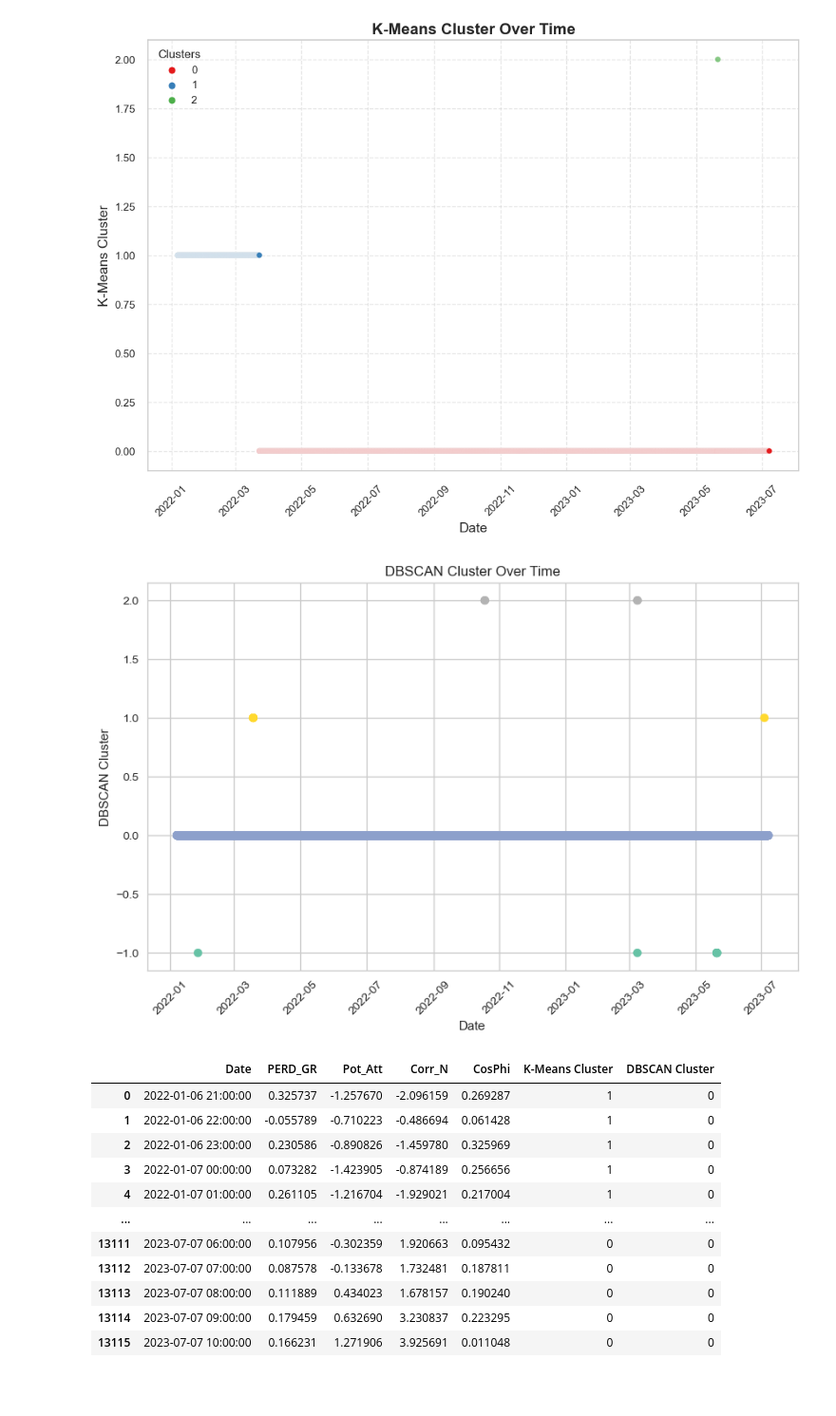
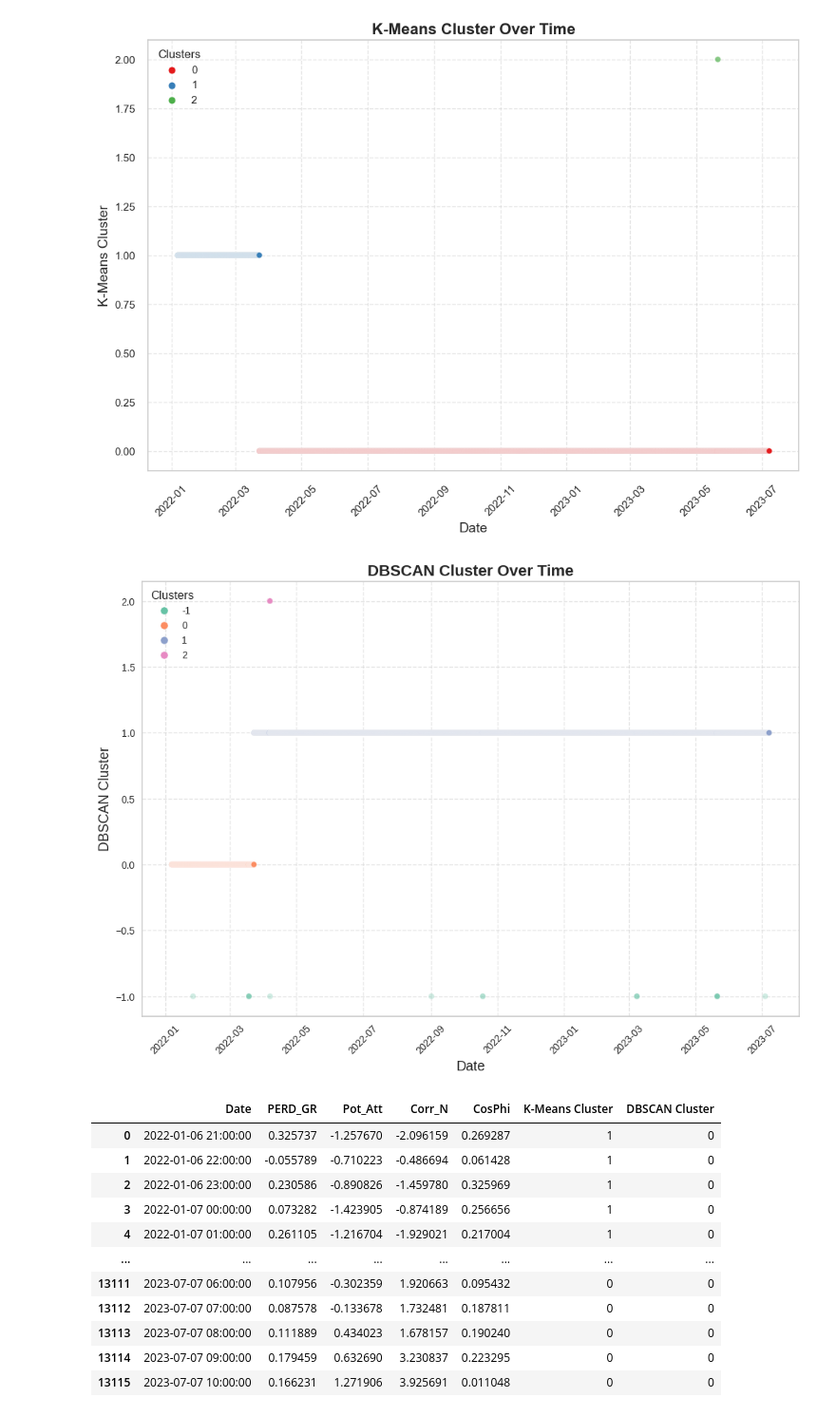
Before and after one commit to Matt17BR/ml4ds2324_cluster_analysis, a Jupyter notebook: scripts/cluster_analysis.ipynb, the cells around one changed output. Shown: that part at 95% size. Cells and saved outputs as stored; diff of their text form; code cells hidden in the pictures; blank space fills up the shorter version.

Commit message:
Updated plots & deleted uglier ones

```diff
--- a/scripts/cluster_analysis.ipynb
+++ b/scripts/cluster_analysis.ipynb
@@ -130,7 +130,7 @@ plt.show()
 # %% [output]
 [figure]
 # %%
-dbscan = DBSCAN(eps=9, min_samples=3)
+dbscan = DBSCAN(eps=5, min_samples=7)
 plotting_df['DBSCAN Cluster'] = dbscan.fit_predict(data_clustering)
 
 sns.pairplot(plotting_df.drop('K-Means Cluster', axis=1), hue='DBSCAN Cluster', palette='Set2')
@@ -317,18 +301,30 @@ plt.legend(title='Clusters', loc='upper left')
 plt.show()
 # %% [output]
 [figure]
-# %%
-plt.figure(figsize=(10, 6))
-# sns.scatterplot(data=plotting_df, x='Date', y='DBSCAN Cluster', hue='DBSCAN Cluster', palette='Set2')
-plt.scatter(plotting_df['Date'], plotting_df['DBSCAN Cluster'], c=plotting_df['DBSCAN Cluster'], cmap='Set2')
-plt.title('DBSCAN Cluster Over Time')
-plt.xlabel('Date')
-plt.ylabel('DBSCAN Cluster')
-plt.grid(True)
-plt.xticks(rotation=45)
-plt.show()
-# %% [output]
-[figure, removed]
+# %%
+plt.figure(figsize=(12, 8))
+
+# Scatter plot with an aesthetically pleasing color palette
+scatter = sns.scatterplot(data=plotting_df, x='Date', y='DBSCAN Cluster',
+                          hue='DBSCAN Cluster', palette='Set2', alpha=0.3, s=35)
+
+# Enhance readability and aesthetics
+plt.title('DBSCAN Cluster Over Time', fontsize=16, fontweight='bold')
+plt.xlabel('Date', fontsize=14)
+plt.ylabel('DBSCAN Cluster', fontsize=14)
+plt.xticks(rotation=45)
+plt.grid(True, linestyle='--', alpha=0.5)
+
+# Format the date axis for better readability
+plt.gca().xaxis.set_major_formatter(plt.matplotlib.dates.DateFormatter('%Y-%m'))
+plt.gca().xaxis.set_major_locator(plt.matplotlib.dates.AutoDateLocator())
+
+# Adding a legend with a title and adjusting its position
+plt.legend(title='Clusters', loc='upper left')
+
+plt.show()
+# %% [output]
+[figure, added]
 # %%
 plotting_df
 # %% [output]
```
Also changed, not shown: parts of 2 cells of this notebook.
